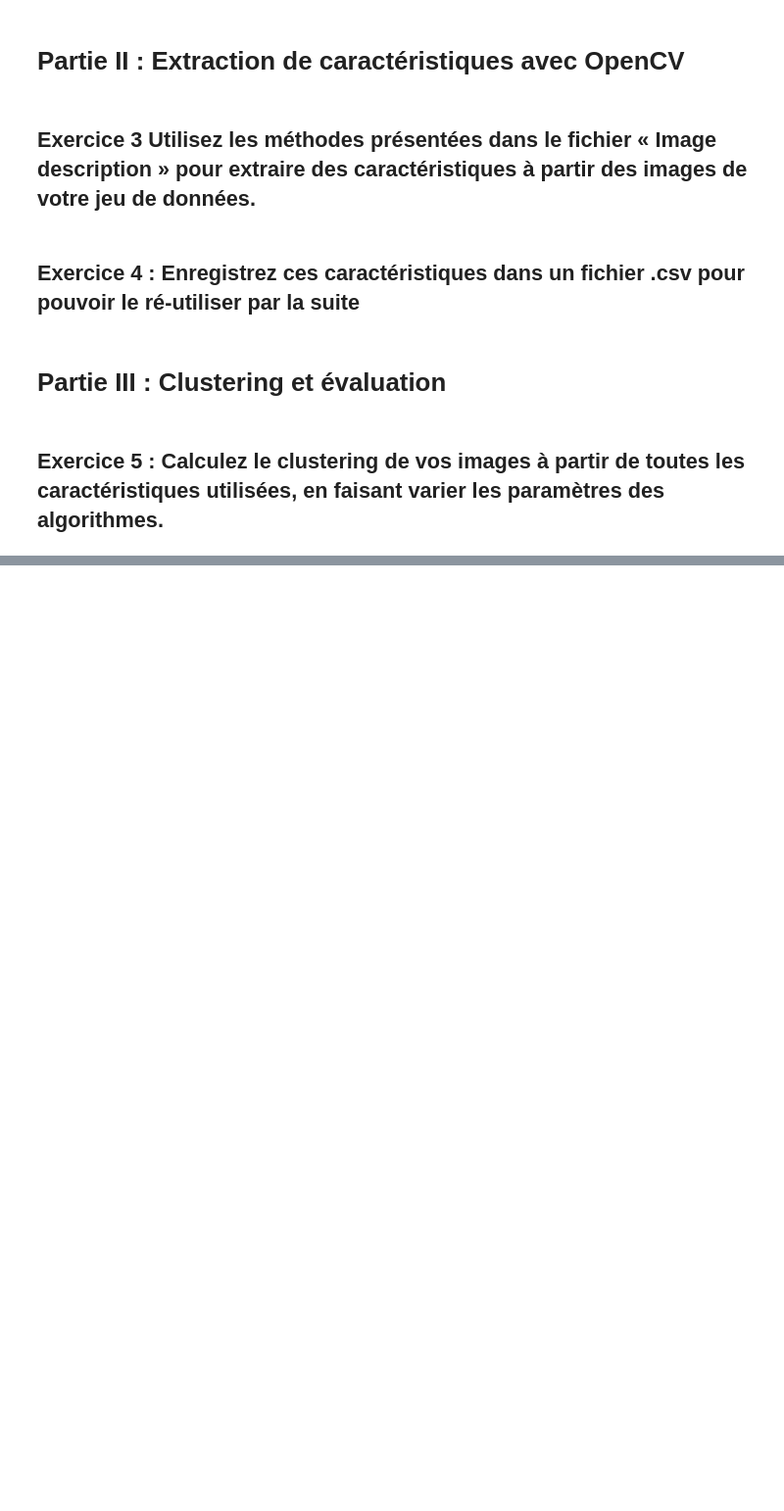
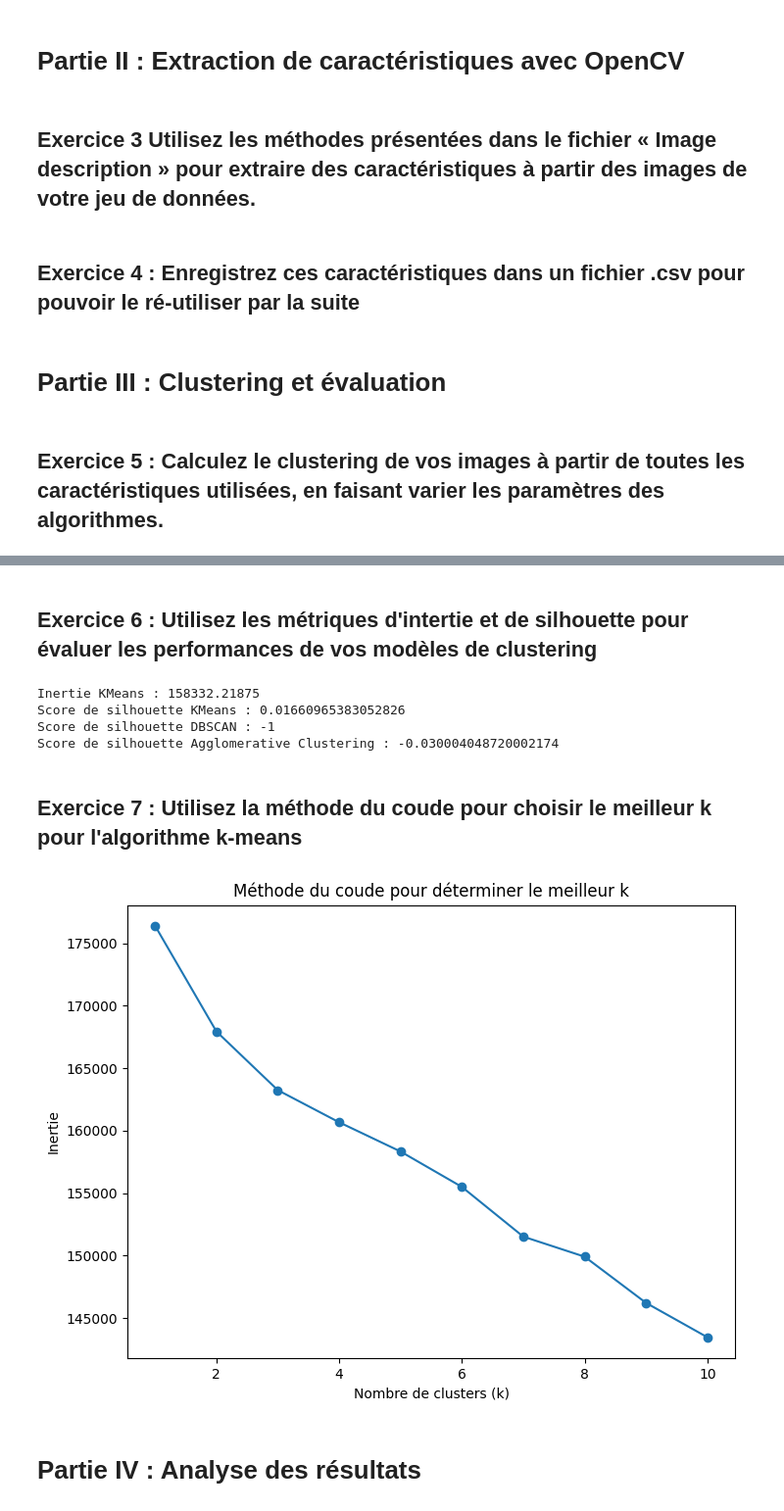
Before and after one commit to LoKiseRaven/Cours, a Jupyter notebook: IA/TP5/TP5.ipynb, the cells around one changed output, grey strips where cells are left out. Shown: that part at 98% size. Saved outputs shown, nothing was run; the diff lists cells and outputs as text; code cells hidden in the pictures; blank space fills up the shorter version.

```diff
--- a/IA/TP5/TP5.ipynb
+++ b/IA/TP5/TP5.ipynb
@@ -77,0 +91,46 @@ TypeError: Feature names are only supported if all input features have string na
+# %% [markdown]
+## Exercice 6 : Utilisez les métriques d'intertie et de silhouette pour évaluer les performances de vos modèles de clustering
+# %%
+from sklearn.metrics import silhouette_score
+
+# Calcul de l'inertie pour KMeans
+inertia_kmeans = kmeans.inertia_
+
+# Calcul du score de silhouette pour chaque modèle
+silhouette_kmeans = silhouette_score(scaled_data, labels_kmeans)
+silhouette_dbscan = silhouette_score(scaled_data, labels_dbscan) if len(set(labels_dbscan)) > 1 else -1
+silhouette_hierarchic = silhouette_score(scaled_data, labels_hierarchic)
+
+print(f"Inertie KMeans : {inertia_kmeans}")
+print(f"Score de silhouette KMeans : {silhouette_kmeans}")
+print(f"Score de silhouette DBSCAN : {silhouette_dbscan}")
+print(f"Score de silhouette Agglomerative Clustering : {silhouette_hierarchic}")
+# %% [output]
+Inertie KMeans : 158332.21875
+Score de silhouette KMeans : 0.01660965383052826
+Score de silhouette DBSCAN : -1
+Score de silhouette Agglomerative Clustering : -0.030004048720002174
+# %% [markdown]
+## Exercice 7 : Utilisez la méthode du coude pour choisir le meilleur k pour l'algorithme k-means
+# %%
+import matplotlib.pyplot as plt
+
+# Calculer l'inertie pour différents nombres de clusters
+inertias = []
+k_range = range(1, 11)
+for k in k_range:
+    kmeans = KMeans(n_clusters=k, random_state=42)
+    kmeans.fit(scaled_data)
+    inertias.append(kmeans.inertia_)
+
+# Tracer la courbe de l'inertie en fonction du nombre de clusters
+plt.figure(figsize=(8, 6))
+plt.plot(k_range, inertias, marker='o')
+plt.xlabel('Nombre de clusters (k)')
+plt.ylabel('Inertie')
+plt.title('Méthode du coude pour déterminer le meilleur k')
+plt.show()
+# %% [output]
+[figure, added]
+# %% [markdown]
+# Partie IV : Analyse des résultats
```
Also changed, not shown: parts of 5 cells of this notebook.
